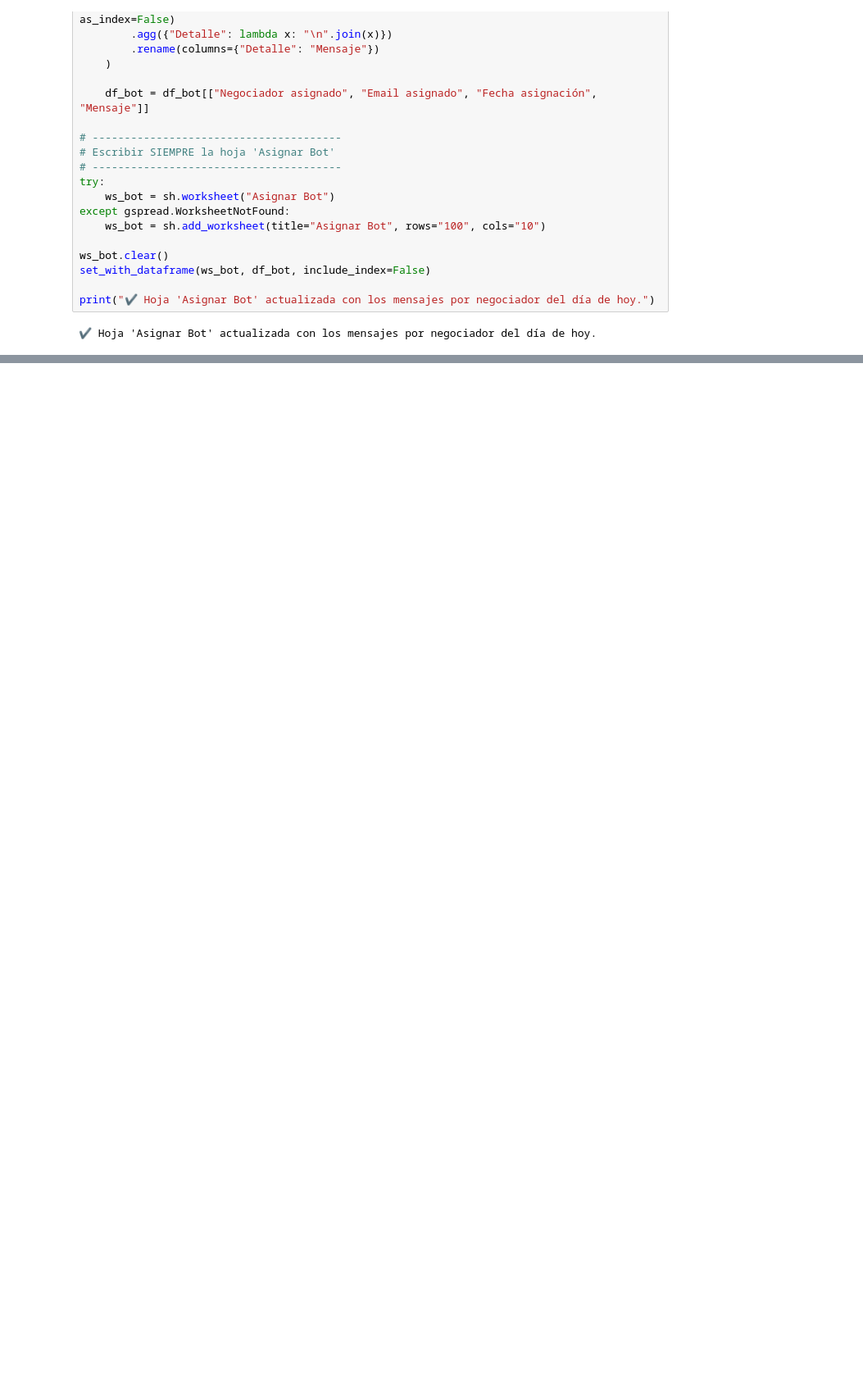
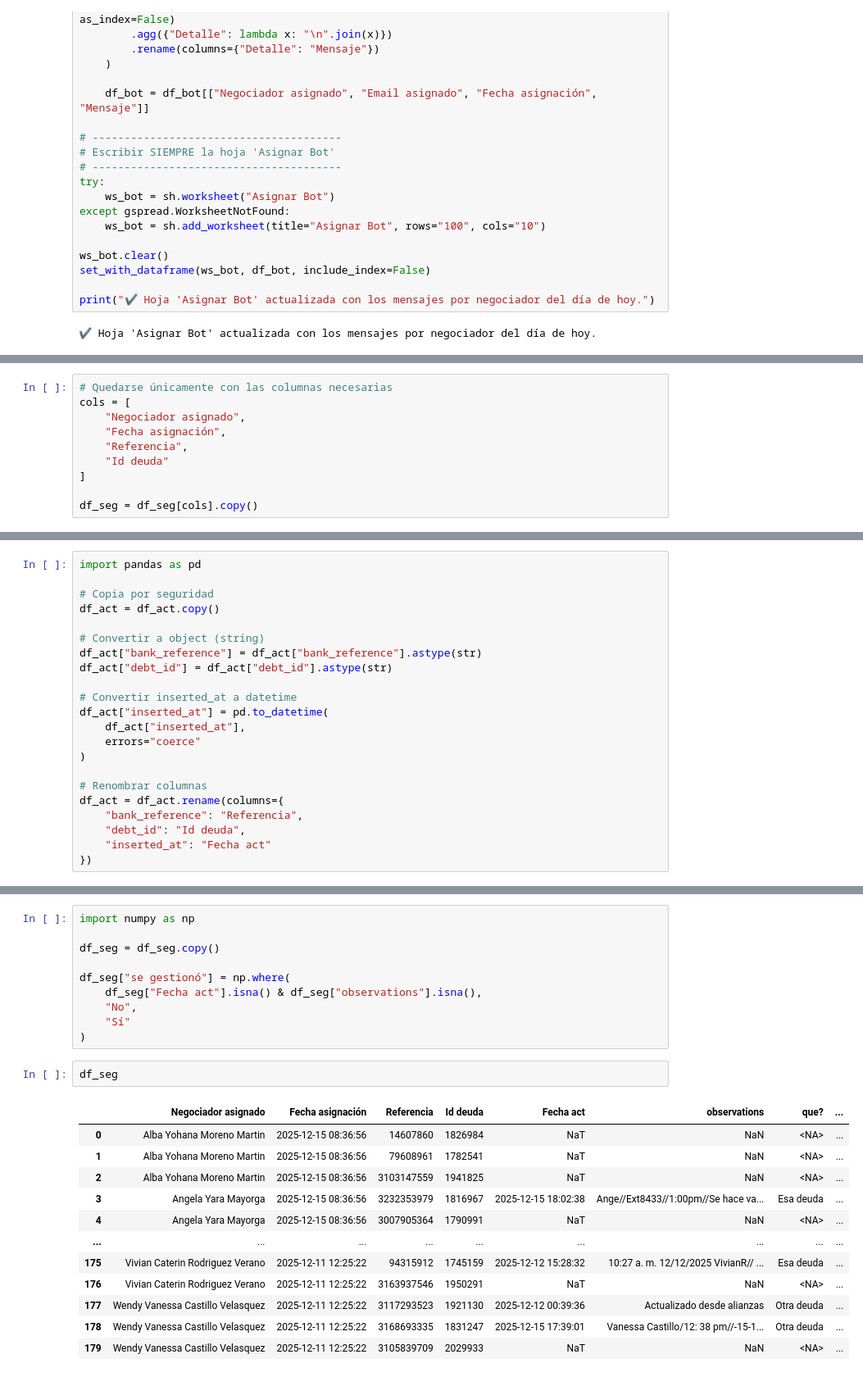
Before and after one commit to Robert1417/Asignaci-n_Tradicional, a Jupyter notebook: Priorización.ipynb, the cells around one changed output, grey strips where cells are left out. Shown at 82% size. Drawn from its saved outputs; the diff is of its cells as text; blank space fills up the shorter version.

```diff
--- a/Priorización.ipynb
+++ b/Priorización.ipynb
@@ -1319,0 +1446,10 @@ print("✔ Hoja 'Asignar Bot' actualizada con los mensajes por negociador del d
+# %%
+# Quedarse únicamente con las columnas necesarias
+cols = [
+    "Negociador asignado",
+    "Fecha asignación",
+    "Referencia",
+    "Id deuda"
+]
+
+df_seg = df_seg[cols].copy()
@@ -1319,0 +1489,22 @@ print("✔ Hoja 'Asignar Bot' actualizada con los mensajes por negociador del d
+# %%
+import pandas as pd
+
+# Copia por seguridad
+df_act = df_act.copy()
+
+# Convertir a object (string)
+df_act["bank_reference"] = df_act["bank_reference"].astype(str)
+df_act["debt_id"] = df_act["debt_id"].astype(str)
+
+# Convertir inserted_at a datetime
+df_act["inserted_at"] = pd.to_datetime(
+    df_act["inserted_at"],
+    errors="coerce"
+)
+
+# Renombrar columnas
+df_act = df_act.rename(columns={
+    "bank_reference": "Referencia",
+    "debt_id": "Id deuda",
+    "inserted_at": "Fecha act"
+})
@@ -1319,0 +1651,25 @@ print("✔ Hoja 'Asignar Bot' actualizada con los mensajes por negociador del d
+# %%
+import numpy as np
+
+df_seg = df_seg.copy()
+
+df_seg["se gestionó"] = np.where(
+    df_seg["Fecha act"].isna() & df_seg["observations"].isna(),
+    "No",
+    "Sí"
+)
+# %%
+df_seg
+# %% [output]
+|  | Negociador asignado | Fecha asignación | Referencia | Id deuda | Fecha act | observations | que? | ... |
+| 0 | Alba Yohana Moreno Martin | 2025-12-15 08:36:56 | 14607860 | 1826984 | NaT | NaN | <NA> | ... |
+| 1 | Alba Yohana Moreno Martin | 2025-12-15 08:36:56 | 79608961 | 1782541 | NaT | NaN | <NA> | ... |
+| 2 | Alba Yohana Moreno Martin | 2025-12-15 08:36:56 | 3103147559 | 1941825 | NaT | NaN | <NA> | ... |
+| 3 | Angela Yara Mayorga | 2025-12-15 08:36:56 | 3232353979 | 1816967 | 2025-12-15 18:02:38 | Ange//Ext8433//1:00pm//Se hace va... | Esa deuda | ... |
+| 4 | Angela Yara Mayorga | 2025-12-15 08:36:56 | 3007905364 | 1790991 | NaT | NaN | <NA> | ... |
+| ... | ... | ... | ... | ... | ... | ... | ... | ... |
+| 175 | Vivian Caterin Rodriguez Verano | 2025-12-11 12:25:22 | 94315912 | 1745159 | 2025-12-12 15:28:32 | 10:27 a. m. 12/12/2025 VivianR// ... | Esa deuda | ... |
+| 176 | Vivian Caterin Rodriguez Verano | 2025-12-11 12:25:22 | 3163937546 | 1950291 | NaT | NaN | <NA> | ... |
+| 177 | Wendy Vanessa Castillo Velasquez | 2025-12-11 12:25:22 | 3117293523 | 1921130 | 2025-12-12 00:39:36 | Actualizado desde alianzas | Otra deuda | ... |
+| 178 | Wendy Vanessa Castillo Velasquez | 2025-12-11 12:25:22 | 3168693335 | 1831247 | 2025-12-15 17:39:01 | Vanessa Castillo/12: 38 pm//-15-1... | Otra deuda | ... |
+| 179 | Wendy Vanessa Castillo Velasquez | 2025-12-11 12:25:22 | 3105839709 | 2029933 | NaT | NaN | <NA> | ... |
```
Also changed, not shown: parts of 29 cells of this notebook.
